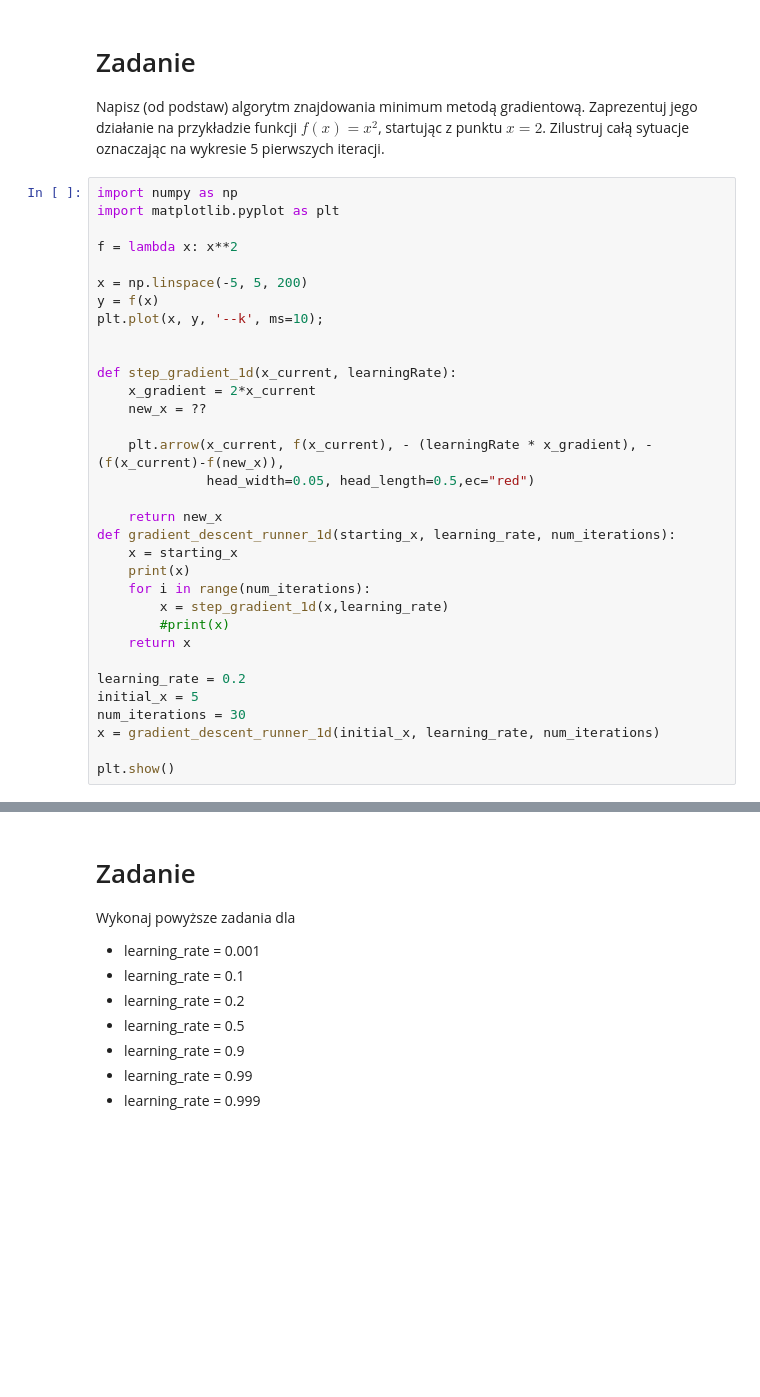
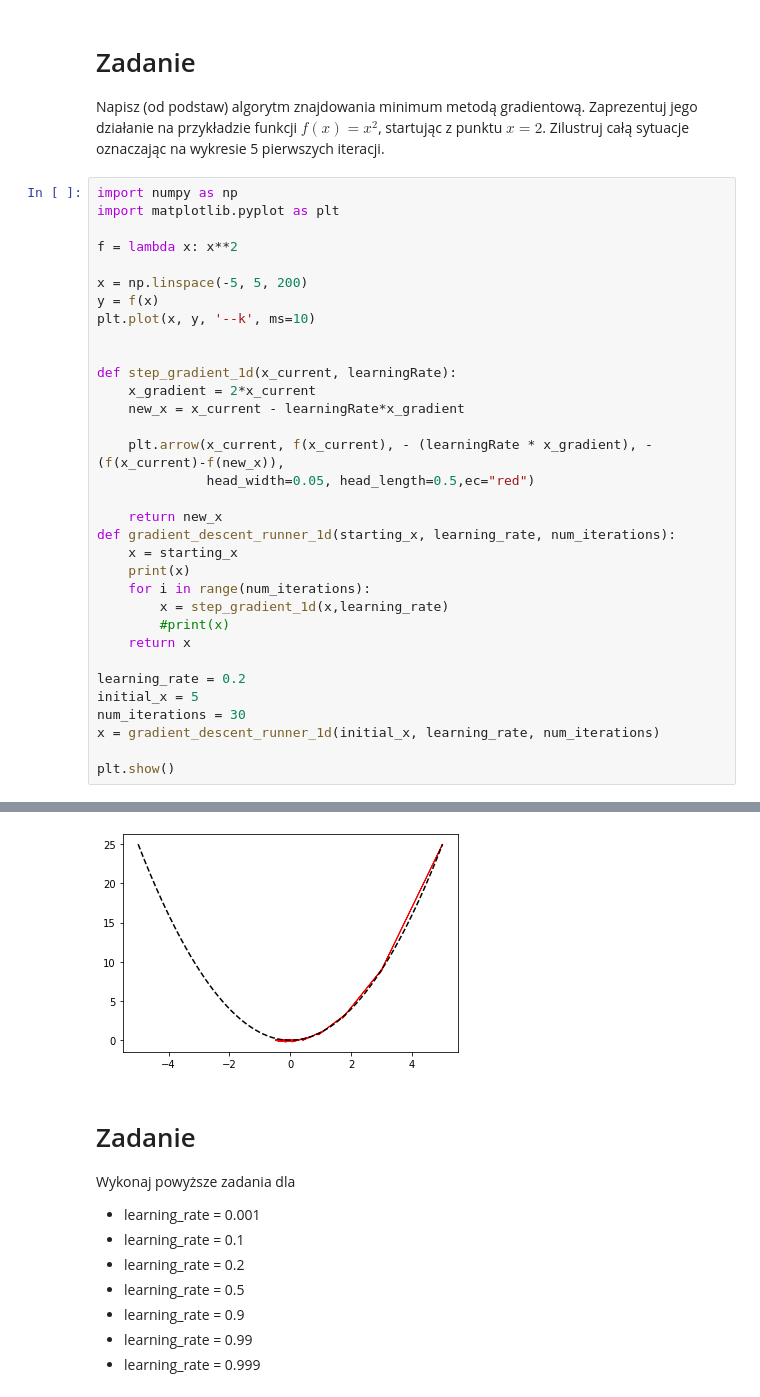
Before and after one commit to she3r/podstawy_sztucznej_inteligencji, a Jupyter notebook: Z11_B_Gradient_Descent.ipynb, the cells around one changed output, grey strips where cells are left out. Drawn from its saved outputs; the diff is of its cells as text; blank space fills up the shorter version.

```diff
--- a/Z11_B_Gradient_Descent.ipynb
+++ b/Z11_B_Gradient_Descent.ipynb
@@ -11,12 +11,12 @@ f = lambda x: x**2
 
 x = np.linspace(-5, 5, 200)
 y = f(x)
-plt.plot(x, y, '--k', ms=10);
+plt.plot(x, y, '--k', ms=10)
 
 
 def step_gradient_1d(x_current, learningRate):
     x_gradient = 2*x_current
-    new_x = ??
+    new_x = x_current - learningRate*x_gradient
 
     plt.arrow(x_current, f(x_current), - (learningRate * x_gradient), -(f(x_current)-f(new_x)),
               head_width=0.05, head_length=0.5,ec="red")
@@ -41,3 +41,4 @@ SyntaxError: invalid syntax (<ipython-input-1-bffcc93adc3c>, line 13)
+[figure, added]
 # %% [markdown]
 # Zadanie
 Wykonaj powyższe zadania dla
```
Also changed, not shown: parts of 13 cells of this notebook, 12 other files.
